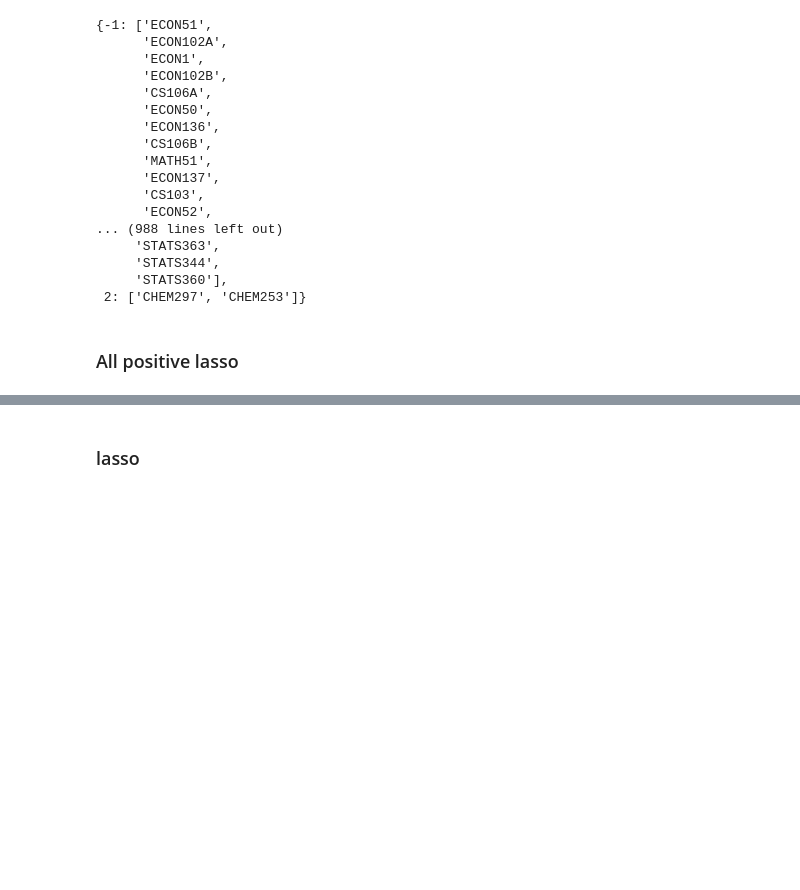
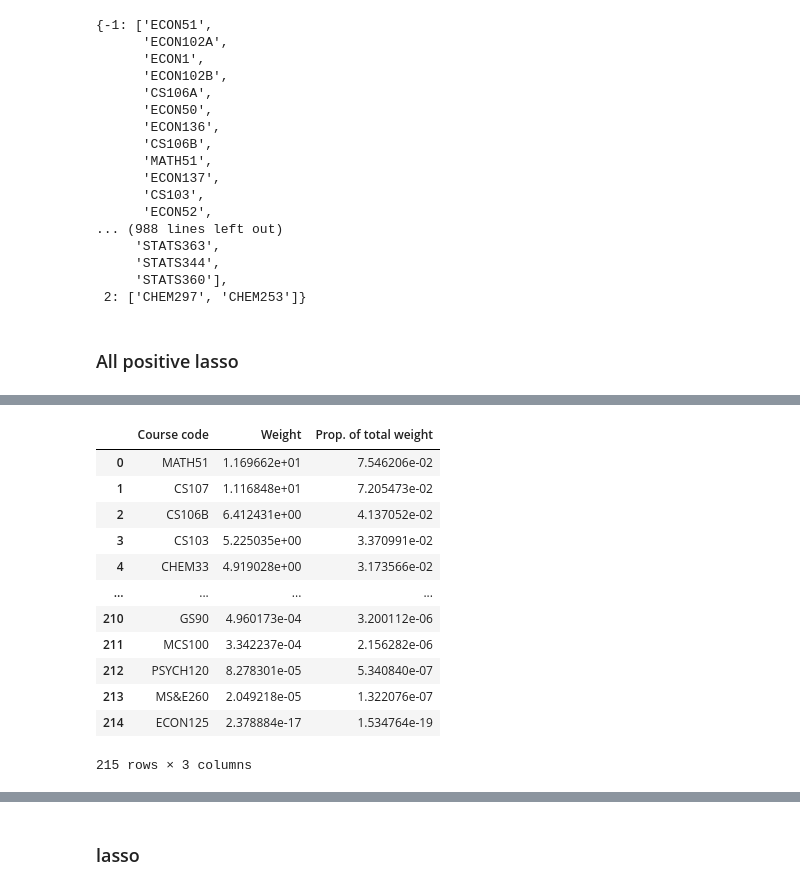
Before and after one commit to gmdavis1/carta-prereqs, a Jupyter notebook: analysis/analyzing_coefs.ipynb, the cells around one changed output, grey strips where cells are left out. Drawn from its saved outputs; the diff is of its cells as text; code cells hidden in the pictures; blank space fills up the shorter version.

```diff
--- a/analysis/analyzing_coefs.ipynb
+++ b/analysis/analyzing_coefs.ipynb
@@ -236,0 +279,4 @@ for index, value in nans['MATH51'].items():
+# %%
+# list of all preparatory courses
+prep_courses = non_nans.columns[(non_nans.sum(axis=0) != 0)]
+prep_courses
@@ -236,0 +287,19 @@ for index, value in nans['MATH51'].items():
+# %%
+table = non_nans.sum().sort_values(ascending=False)[:len(prep_courses)].to_frame().reset_index()
+table.rename(columns={"index":"Course code", 0:"Weight"}, inplace=True)
+table["Prop. of total weight"] = table["Weight"] / table["Weight"].sum()
+table
+# %% [output]
+|  | Course code | Weight | Prop. of total weight |
+| 0 | MATH51 | 1.169662e+01 | 7.546206e-02 |
+| 1 | CS107 | 1.116848e+01 | 7.205473e-02 |
+| 2 | CS106B | 6.412431e+00 | 4.137052e-02 |
+| 3 | CS103 | 5.225035e+00 | 3.370991e-02 |
+| 4 | CHEM33 | 4.919028e+00 | 3.173566e-02 |
+| ... | ... | ... | ... |
+| 210 | GS90 | 4.960173e-04 | 3.200112e-06 |
+| 211 | MCS100 | 3.342237e-04 | 2.156282e-06 |
+| 212 | PSYCH120 | 8.278301e-05 | 5.340840e-07 |
+| 213 | MS&E260 | 2.049218e-05 | 1.322076e-07 |
+| 214 | ECON125 | 2.378884e-17 | 1.534764e-19 |
+215 rows × 3 columns
```
Also changed, not shown: parts of 10 cells of this notebook, 6 other files.
